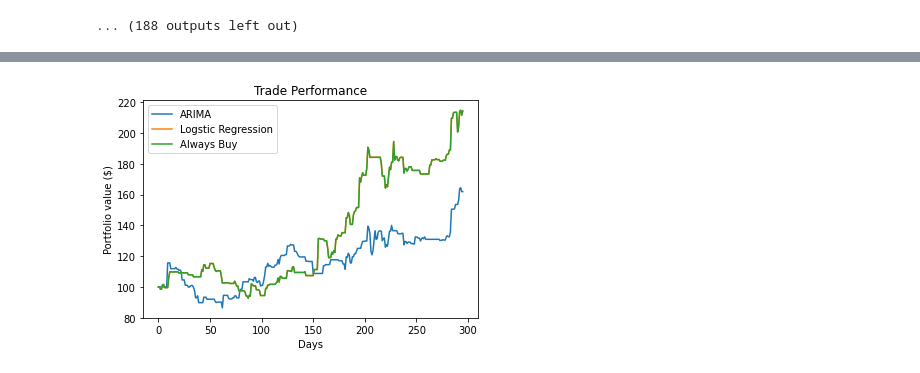
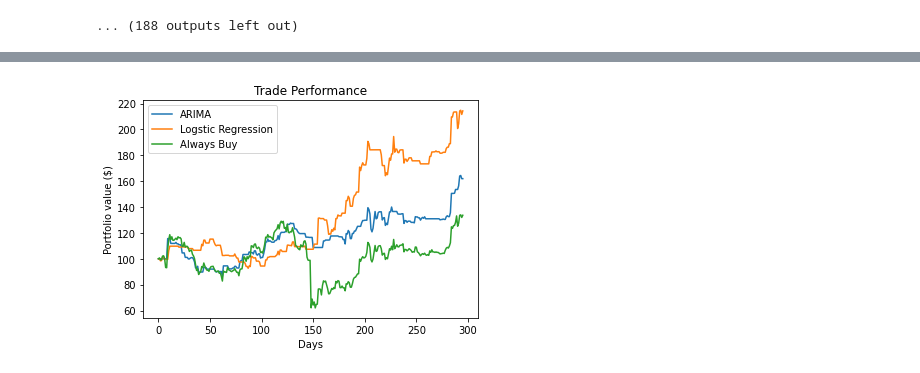
Before and after one commit to danmao124/financial_model, a Jupyter notebook: main.ipynb, the cells around one changed output, grey strips where cells are left out. Drawn from its saved outputs; the diff is of its cells as text; code cells hidden in the pictures.

```diff
--- a/main.ipynb
+++ b/main.ipynb
@@ -609,7 +609,7 @@ base_portfolio_value = 100
 base_portfolio_value_history = []
 for i in range(0, len(btc) - LOOK_BACK_DAYS - LOOK_AHEAD_DAYS - 1):
     base_portfolio_value_history.append(base_portfolio_value)
-    train_df = btc[i: i + LOOK_BACK_DAYS]
+    train_df = btc[i: i + LOOK_BACK_DAYS + LOOK_AHEAD_DAYS]
     X_TRAIN = train_df['Open']
     results_df = btc[i + LOOK_BACK_DAYS + 2*LOOK_AHEAD_DAYS : i + LOOK_BACK_DAYS + 2*LOOK_AHEAD_DAYS + 1]
 
@@ -664,13 +699,13 @@ for i in range(0, len(btc) - LOOK_BACK_DAYS - LOOK_AHEAD_DAYS - 1):
 # %%
 
 plt.plot(range(0, len(base_portfolio_value_history)), base_portfolio_value_history, label='ARIMA')
 plt.plot(range(0, len(portfolio_value_history)), portfolio_value_history, label='Logstic Regression')
-plt.plot(range(0, len(always_buy_portfolio_value_history)), portfolio_value_history, label='Always Buy')
+plt.plot(range(0, len(always_buy_portfolio_value_history)), always_buy_portfolio_value_history, label='Always Buy')
 
 plt.xlabel('Days')
 plt.ylabel('Portfolio value ($)')
 plt.title("Trade Performance")
 plt.legend(["ARIMA", "Logstic Regression", "Always Buy"])
 plt.show()
 # %% [output]
-[figure, old version]
+[figure, new version]
```
Also changed, not shown: parts of 2 cells of this notebook.
